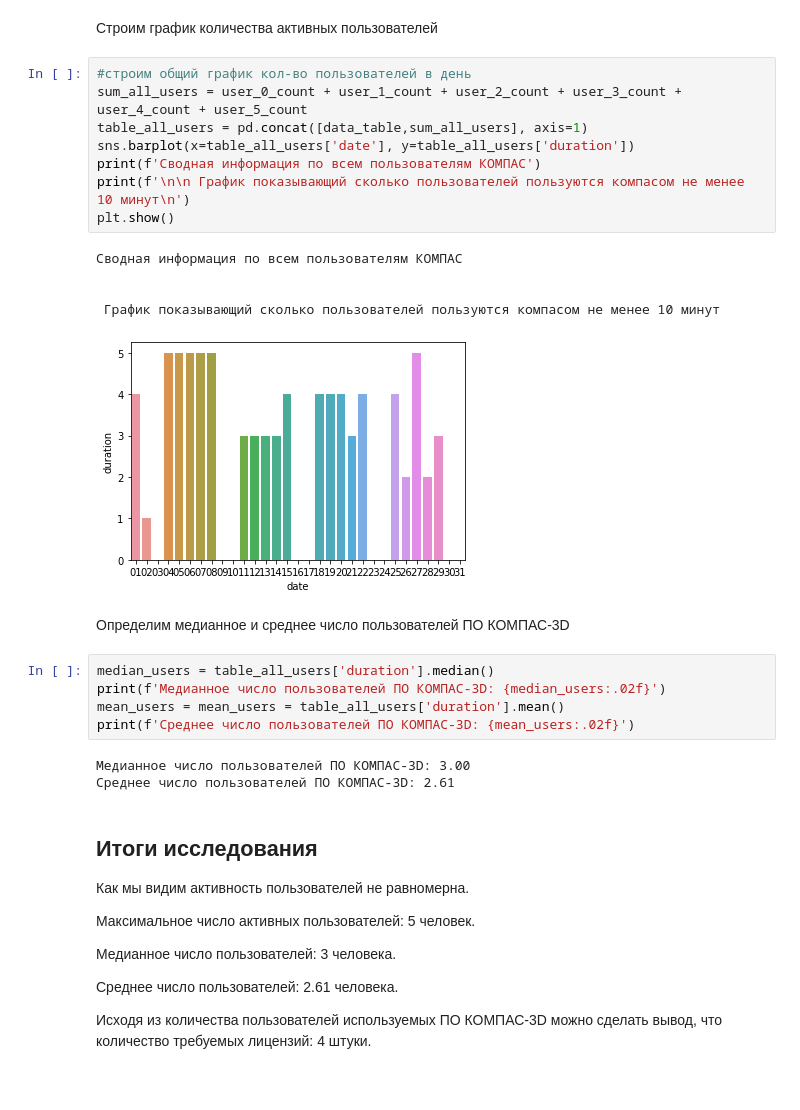
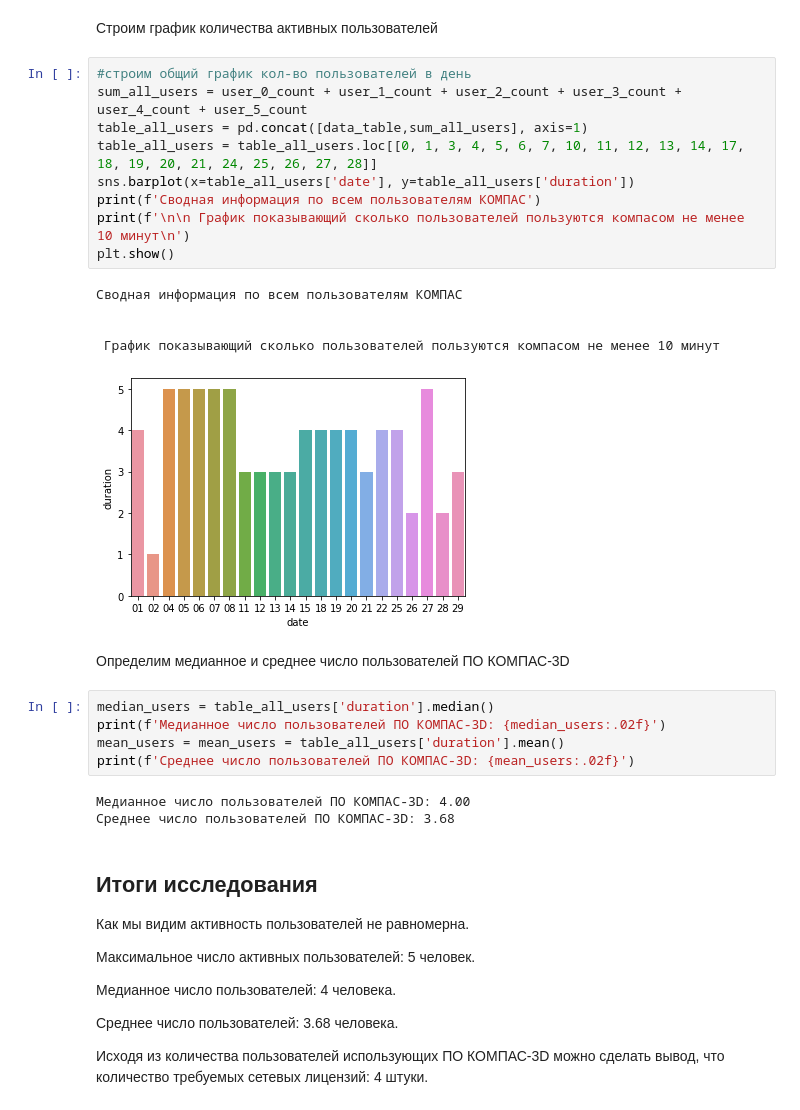
Before and after one commit to klipbn/klip_study, a Jupyter notebook: kompas_users_count/Analysis_kompas_user_duration_october.ipynb, the cells around one changed output. Cells and saved outputs as stored; diff of their text form.

```diff
--- a/kompas_users_count/Analysis_kompas_user_duration_october.ipynb
+++ b/kompas_users_count/Analysis_kompas_user_duration_october.ipynb
@@ -260,17 +260,18 @@ all_users(user_5_count)
 # %%
 #строим общий график кол-во пользователей в день
 sum_all_users = user_0_count + user_1_count + user_2_count + user_3_count + user_4_count + user_5_count
 table_all_users = pd.concat([data_table,sum_all_users], axis=1)
+table_all_users = table_all_users.loc[[0, 1, 3, 4, 5, 6, 7, 10, 11, 12, 13, 14, 17, 18, 19, 20, 21, 24, 25, 26, 27, 28]]
 sns.barplot(x=table_all_users['date'], y=table_all_users['duration'])
 print(f'Сводная информация по всем пользователям КОМПАС')
 print(f'\n\n График показывающий сколько пользователей пользуются компасом не менее 10 минут\n')
 plt.show()
 # %% [output]
 Сводная информация по всем пользователям КОМПАС
 
 
  График показывающий сколько пользователей пользуются компасом не менее 10 минут
-[figure, old version]
+[figure, new version]
 # %% [markdown]
 Определим медианное и среднее число пользователей ПО КОМПАС-3D
 # %%
@@ -279,8 +280,8 @@ print(f'Медианное число пользователей ПО КОМПА
 mean_users = mean_users = table_all_users['duration'].mean()
 print(f'Среднее число пользователей ПО КОМПАС-3D: {mean_users:.02f}')
 # %% [output]
-Медианное число пользователей ПО КОМПАС-3D: 3.00
-Среднее число пользователей ПО КОМПАС-3D: 2.61
+Медианное число пользователей ПО КОМПАС-3D: 4.00
+Среднее число пользователей ПО КОМПАС-3D: 3.68
 # %% [markdown]
 ## Итоги исследования
 
@@ -289,9 +290,9 @@ print(f'Среднее число пользователей ПО КОМПАС-3
 
 Максимальное число активных пользователей: 5 человек.
 
-Медианное число пользователей: 3 человека.
+Медианное число пользователей: 4 человека.
 
-Среднее число пользователей: 2.61 человека.
+Среднее число пользователей: 3.68 человека.
 
 
-Исходя из количества пользователей используемых ПО КОМПАС-3D можно сделать вывод, что количество требуемых лицензий: 4 штуки.
+Исходя из количества пользователей использующих ПО КОМПАС-3D можно сделать вывод, что количество требуемых сетевых лицензий: 4 штуки.
```
Also changed, not shown: parts of 11 cells of this notebook.
